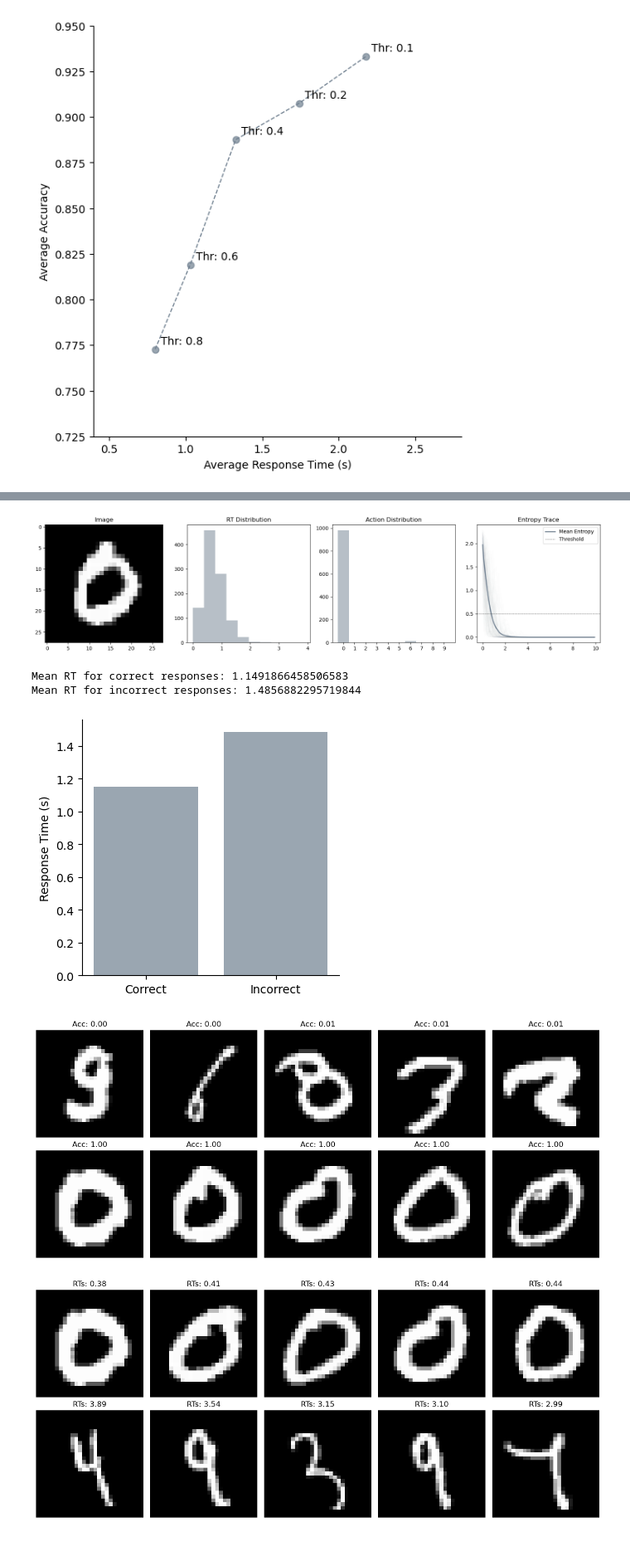
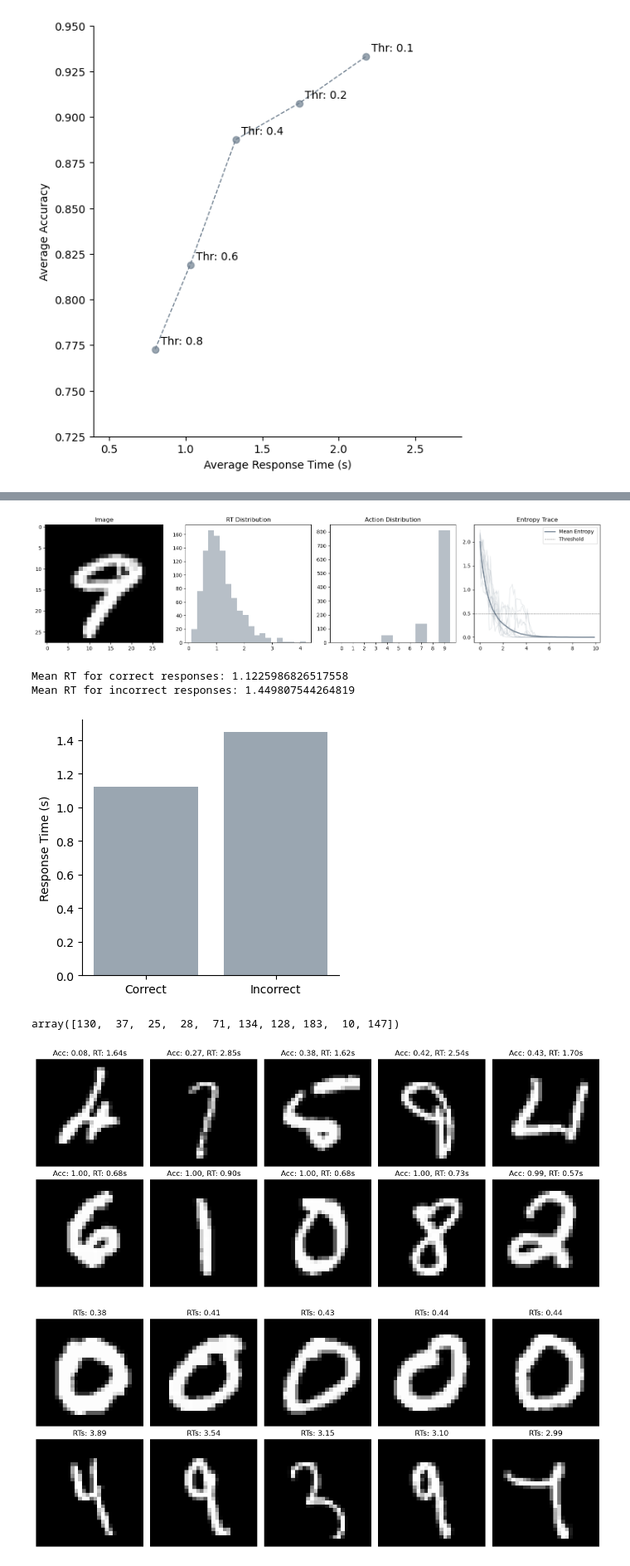
Before and after one commit to hayden-johnson/poisson-ssm, a Jupyter notebook: pssm.ipynb, the cells around one changed output, grey strips where cells are left out. Shown at 83% size. Cells and saved outputs as stored; diff of their text form; code cells hidden in the pictures.

```diff
--- a/pssm.ipynb
+++ b/pssm.ipynb
@@ -58,10 +58,10 @@ threshold = .5
 dt = 0.1
 
 
-load_analysis_data = True
-save_analysis_data = False
+load_analysis_data = False
+save_analysis_data = True
 n_test_imgs = 250
-n_img_repeats = 250
+n_img_repeats = 100
 # %%
 from tqdm.notebook import tqdm
 
@@ -111,3 +111,6 @@ fig.savefig(f"{figures_path}/avg_accuracy_vs_response_time.svg", format='svg', d
 plt.show()
 # %% [output]
 [figure]
+# %%
+img = ds_test[9][0]
+plt.imshow(img.reshape(28, 28), cmap='gray')
@@ -114,5 +120,4 @@ plt.show()
 # %%
-img = ds_test[3][0]
 rts, actions, entropies, spikes = pssm.get_rts(img, threshold=threshold, n_repeats=1000, plot_results=False)
 # %%
 fig, axs = plt.subplots(1, 4, figsize=(16, 4))
@@ -120,7 +125,7 @@ fig, axs = plt.subplots(1, 4, figsize=(16, 4))
 axs[0].set_title("Image")
 axs[0].imshow(img.reshape(28, 28), cmap='gray')
 
-axs[1].hist(rts * dt, bins=10, color='slategray', alpha=0.5)
+axs[1].hist(rts * dt, bins=20, color='slategray', alpha=0.5)
 axs[1].set_title("RT Distribution")
 
 bins = np.arange(11) - 0.5
@@ -129,8 +134,8 @@ axs[2].set_title("Action Distribution")
 axs[2].set_xticks(np.arange(10))
 
 axs[3].set_title("Entropy Trace")
-for i in range(min(len(entropies), 100)):
-    axs[3].plot(np.arange(len(entropies[i])) * dt, entropies[i], color='slategray', alpha=.01)
+for i in range(min(len(entropies), 10)):
+    axs[3].plot(np.arange(len(entropies[i])) * dt, entropies[i], color='slategray', alpha=.15)
 
 axs[3].plot(np.arange(len(entropies[0])) * dt, np.mean(entropies, axis=0), color='slategray', linewidth=2, label='Mean Entropy ')
 
@@ -143,7 +148,7 @@ fig.savefig(f"{figures_path}/single_digit.svg", format='svg', dpi=300)
 
 plt.show()
 # %% [output]
-[figure, old version]
+[figure, new version]
 # %%
 from tqdm.notebook import trange
 import numpy as np
@@ -230,42 +235,47 @@ fig.savefig(f"{figures_path}/rt_correct_incorrect.svg", format='svg', dpi=300)
 
 plt.show()
 # %% [output]
-Mean RT for correct responses: 1.1491866458506583
-Mean RT for incorrect responses: 1.4856882295719844
+Mean RT for correct responses: 1.1225986826517558
+Mean RT for incorrect responses: 1.449807544264819
-[figure, old version]
+[figure, new version]
+# %%
+np.argsort(mean_accuracies)[-10:][::-1]
+# %% [output]
+array([130,  37,  25,  28,  71, 134, 128, 183,  10, 147])
 # %%
 # Get indices of the 5 lowest accuracies
-lowest_indices = np.argsort(mean_accuracies)[:5]
+lowest_indices = np.array([247, 175, 8, 193, 33])
 
 # Get indices of the 5 highest accuracies, reversed (from highest to lowest)
-highest_indices = np.argsort(mean_accuracies)[-5:][::-1]
+highest_indices = np.array([130, 37, 28, 134, 147])
 
 # Create a figure with 2 rows and 5 columns of subplots
 fig, axes = plt.subplots(2, 5, figsize=(15, 6))
 
 # Plot the lowest mean accuracy images on the first row (without class labels)
 for i, idx in enumerate(lowest_indices):
     img, _ = ds_test[idx]
     axes[0, i].imshow(img.reshape(28, 28), cmap='gray')
-    axes[0, i].set_title(f"Acc: {mean_accuracies[idx]:.2f}")
+    axes[0, i].set_title(f"Acc: {mean_accuracies[idx]:.2f}, RT: {(mean_rts[idx]*dt):.2f}s")
     axes[0, i].axis('off')
 
 # Plot the highest mean accuracy images on the second row (without class labels)
 for i, idx in enumerate(highest_indices):
     img, _ = ds_test[idx]
     axes[1, i].imshow(img.reshape(28, 28), cmap='gray')
-    axes[1, i].set_title(f"Acc: {mean_accuracies[idx]:.2f}")
+    axes[1, i].set_title(f"Acc: {mean_accuracies[idx]:.2f}, RT: {(mean_rts[idx]*dt):.2f}s")
     axes[1, i].axis('off')
 
 # Add y-labels to the left-most subplots
 axes[0, 0].set_ylabel("Lowest Accuracies (Ascending)", fontsize=12)
 axes[1, 0].set_ylabel("Highest Accuracies (Descending)", fontsize=12)
 
 # Adjust layout so that the y-labels are not clipped
 plt.tight_layout(rect=[0.15, 0.03, 1, 0.95])
+fig.savefig(f"{figures_path}/lowest_highest_accuracies.svg", format='svg', dpi=300)
 plt.show()
 # %% [output]
-[figure, old version]
+[figure, new version]
 # %%
 # Get indices of the 5 lowest accuracies
 lowest_indices = np.argsort(mean_rts)[:5]
```
Also changed, not shown: parts of 1 cell of this notebook, 8 other files.
